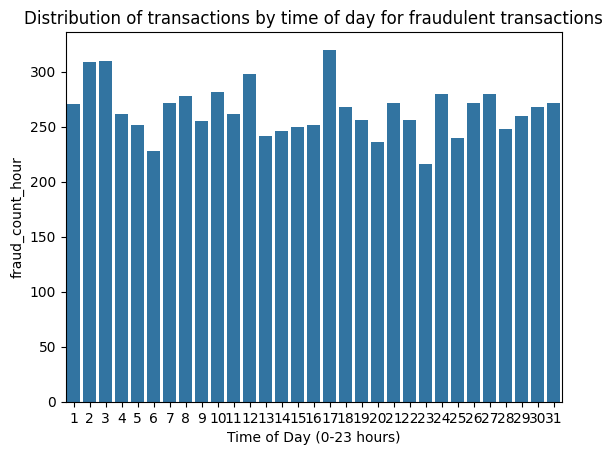
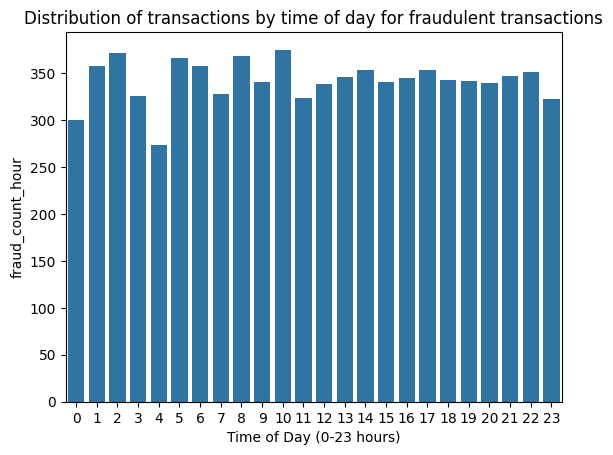
The notebook cell's code change between the first figure and the second:
--- before
+++ after
@@ -1,4 +1,5 @@
-fraud_by_hour = df[df['isfraud']==1].groupby('day')['isfraud'].count().reset_index(name='fraud_count_hour')
-sns.barplot(data=fraud_by_hour,x='day',y='fraud_count_hour')
+df['hour_of_day']=df['step']%24
+fraud_by_hour = df[df['isfraud']==1].groupby('hour_of_day')['isfraud'].count().reset_index(name='fraud_count_hour')
+sns.barplot(data=fraud_by_hour,x='hour_of_day',y='fraud_count_hour')
 plt.title('Distribution of transactions by time of day for fraudulent transactions')
 plt.xlabel('Time of Day (0-23 hours)')

Commit: updated plot